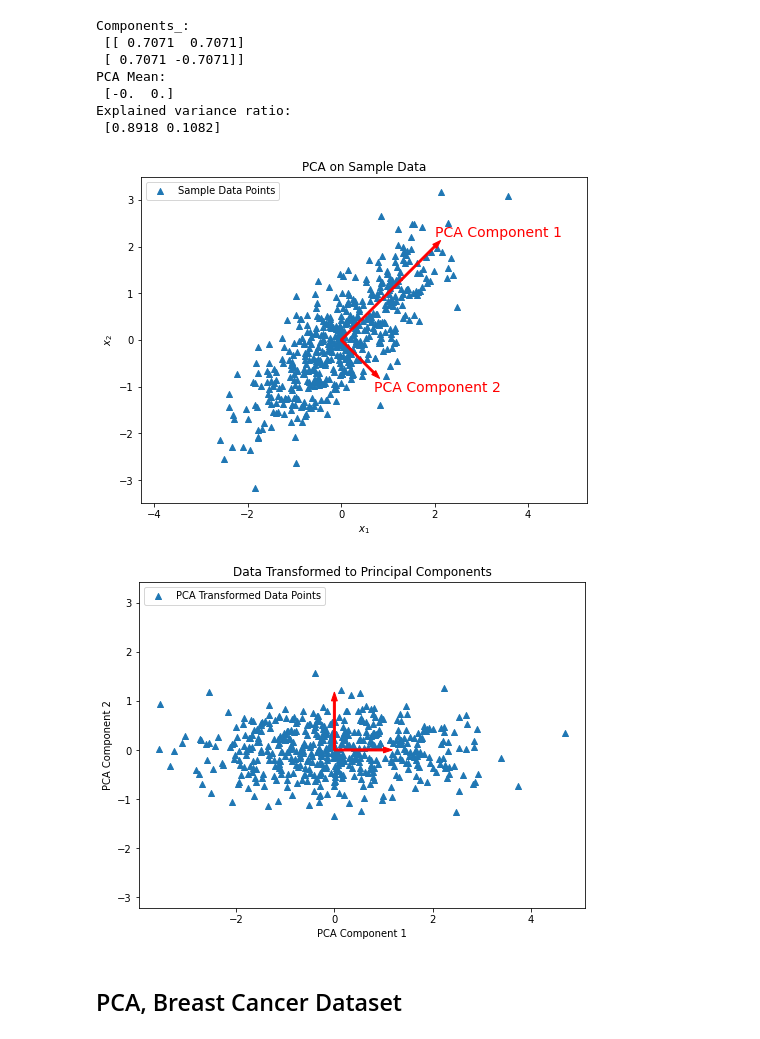
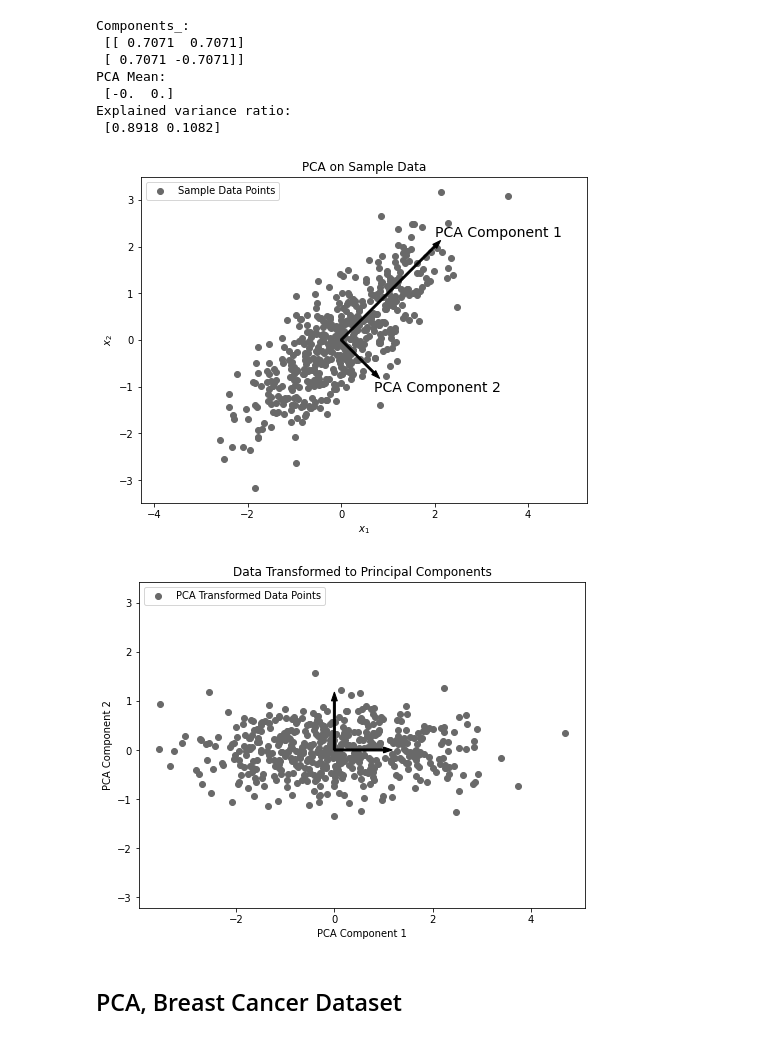
Before and after one commit to jchen8000/MLDLWithPython, a Jupyter notebook: 4_05_Principal_Component_Analysis/PCA_Introduction.ipynb, the cells around one changed output. Drawn from its saved outputs; the diff is of its cells as text; code cells hidden in the pictures.

```diff
--- a/4_05_Principal_Component_Analysis/PCA_Introduction.ipynb
+++ b/4_05_Principal_Component_Analysis/PCA_Introduction.ipynb
@@ -96,36 +96,36 @@ Explained variance ratio:
  [0.8918 0.1082]
 # %%
 plt.figure(1, figsize=(8,6))
-plt.scatter(X1[:, 0], X1[:, 1], marker='^', label='Sample Data Points')
+plt.scatter(X1[:, 0], X1[:, 1], c='dimgray', label='Sample Data Points')
 v = pca1.components_[0] * np.sqrt(pca1.explained_variance_ratio_[0]) * 3
 u = pca1.components_[1] * np.sqrt(pca1.explained_variance_ratio_[1]) * 3
-plt.arrow(0, 0, v[0], v[1], width=0.04, color='r')
-plt.arrow(0, 0, u[0], u[1], width=0.04, color='r')
-plt.text(u[0], u[1]-0.4,'PCA Component 2', fontsize=14, color='r')
-plt.text(v[0], v[1]+0.2,'PCA Component 1', fontsize=14, color='r')
+plt.arrow(0, 0, v[0], v[1], width=0.04, color='k')
+plt.arrow(0, 0, u[0], u[1], width=0.04, color='k')
+plt.text(u[0], u[1]-0.4,'PCA Component 2', fontsize=14, color='k')
+plt.text(v[0], v[1]+0.2,'PCA Component 1', fontsize=14, color='k')
 plt.axis('equal')
 plt.xlabel(r'$x_1$')
 plt.ylabel(r'$x_2$')
 plt.title('PCA on Sample Data')
 plt.legend(loc='upper left')
 plt.savefig("pca_introduction_2.svg", format="svg", transparent=True, bbox_inches='tight')
 plt.show()
 
 X_pca1 = pca1.transform(X1)
 plt.figure(1, figsize=(8,6))
-plt.scatter(X_pca1[:, 0], X_pca1[:, 1], marker='^', label='PCA Transformed Data Points')
-plt.arrow(0, 0, 0, 1, width=0.04, color='r')
-plt.arrow(0, 0, 1, 0, width=0.04, color='r')
+plt.scatter(X_pca1[:, 0], X_pca1[:, 1], c='dimgray', label='PCA Transformed Data Points')
+plt.arrow(0, 0, 0, 1, width=0.04, color='k')
+plt.arrow(0, 0, 1, 0, width=0.04, color='k')
 plt.axis('equal')
 plt.xlabel('PCA Component 1')
 plt.ylabel('PCA Component 2')
 plt.title('Data Transformed to Principal Components')
 plt.legend(loc='upper left')
 plt.savefig("pca_introduction_3.svg", format="svg", transparent=True, bbox_inches='tight')
 plt.show()
 # %% [output]
-[figure, old version]
+[figure, new version]
-[figure, old version]
+[figure, new version]
 # %% [markdown]
 ## PCA, Breast Cancer Dataset
 # %%
```
Also changed, not shown: parts of 6 cells of this notebook.
